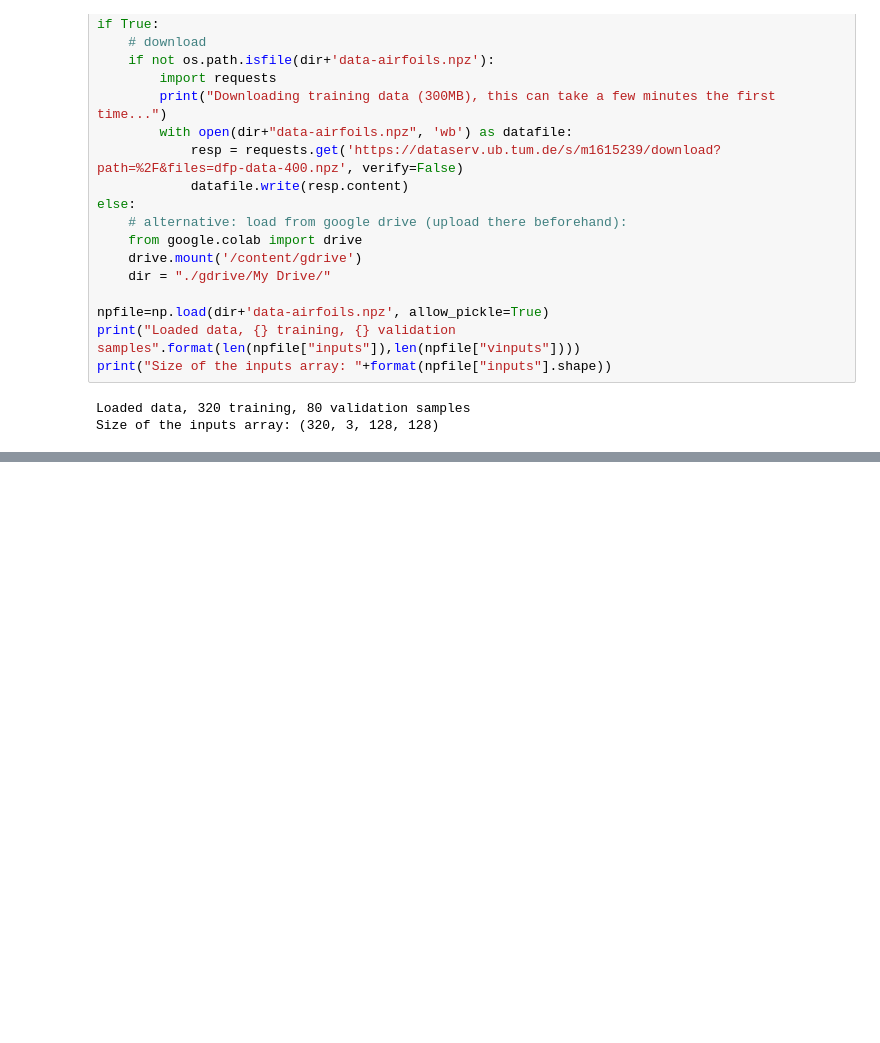
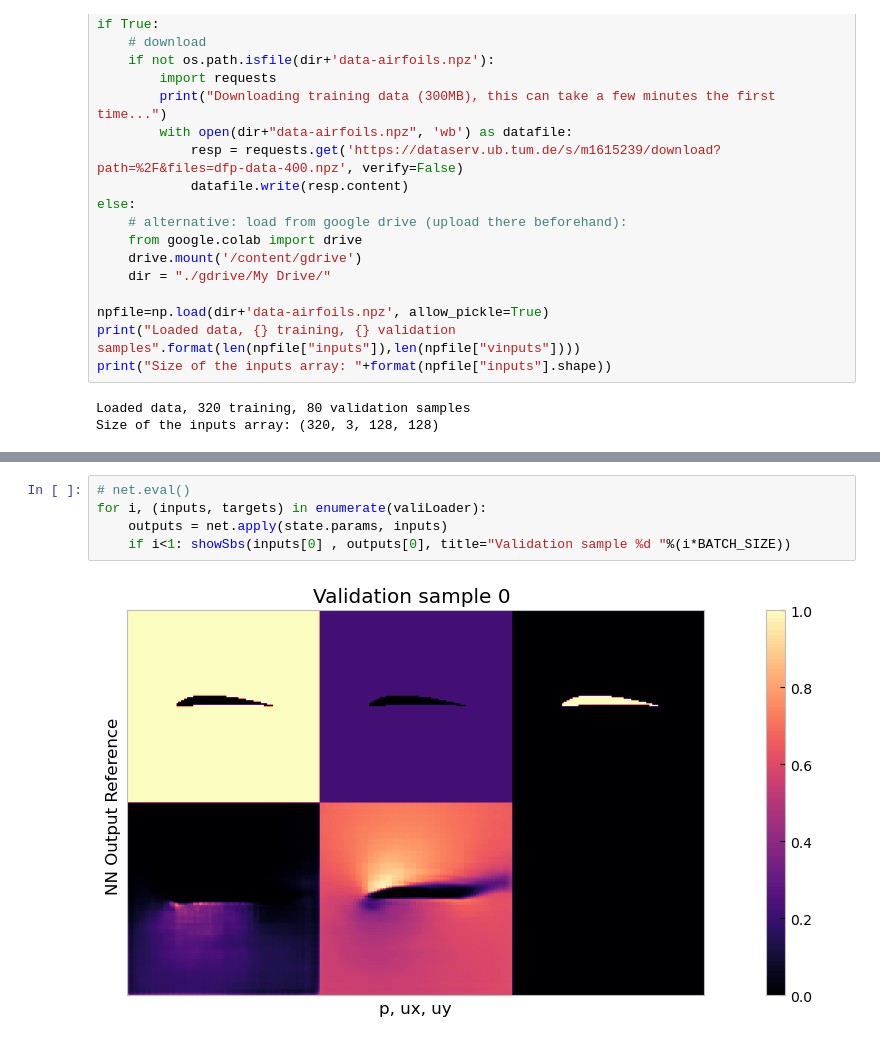
Before and after one commit to ddrous/visual-fluids, a Jupyter notebook: PhysicsBasedDL/supervised_learning_rans.ipynb, the cells around one changed output, grey strips where cells are left out. Cells and saved outputs as stored; diff of their text form; blank space fills up the shorter version.

```diff
--- a/PhysicsBasedDL/supervised_learning_rans.ipynb
+++ b/PhysicsBasedDL/supervised_learning_rans.ipynb
@@ -259,0 +262,7 @@ ax = plot(history_l1val,'g',label='Validation loss', ax=ax)
+# %%
+# net.eval()
+for i, (inputs, targets) in enumerate(valiLoader):
+    outputs = net.apply(state.params, inputs)
+    if i<1: showSbs(inputs[0] , outputs[0], title="Validation sample %d "%(i*BATCH_SIZE))
+# %% [output]
+[figure, added]
```
Also changed, not shown: parts of 9 cells of this notebook.
